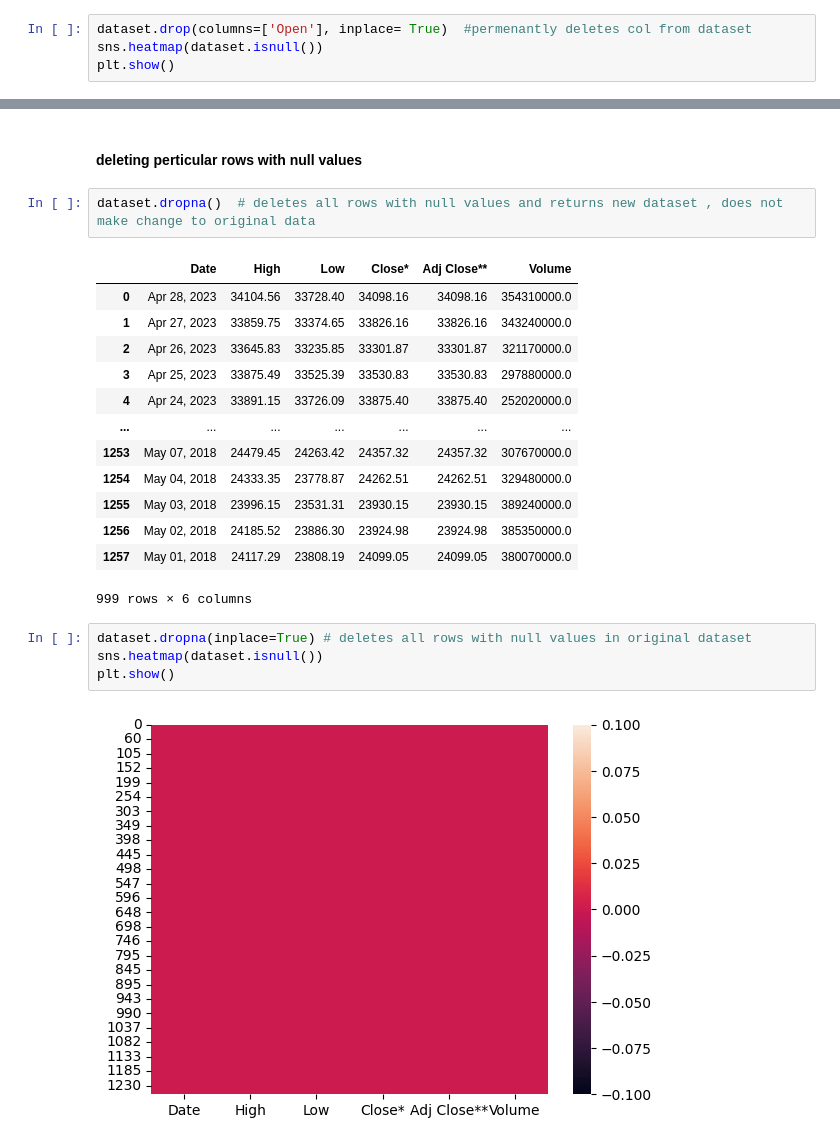
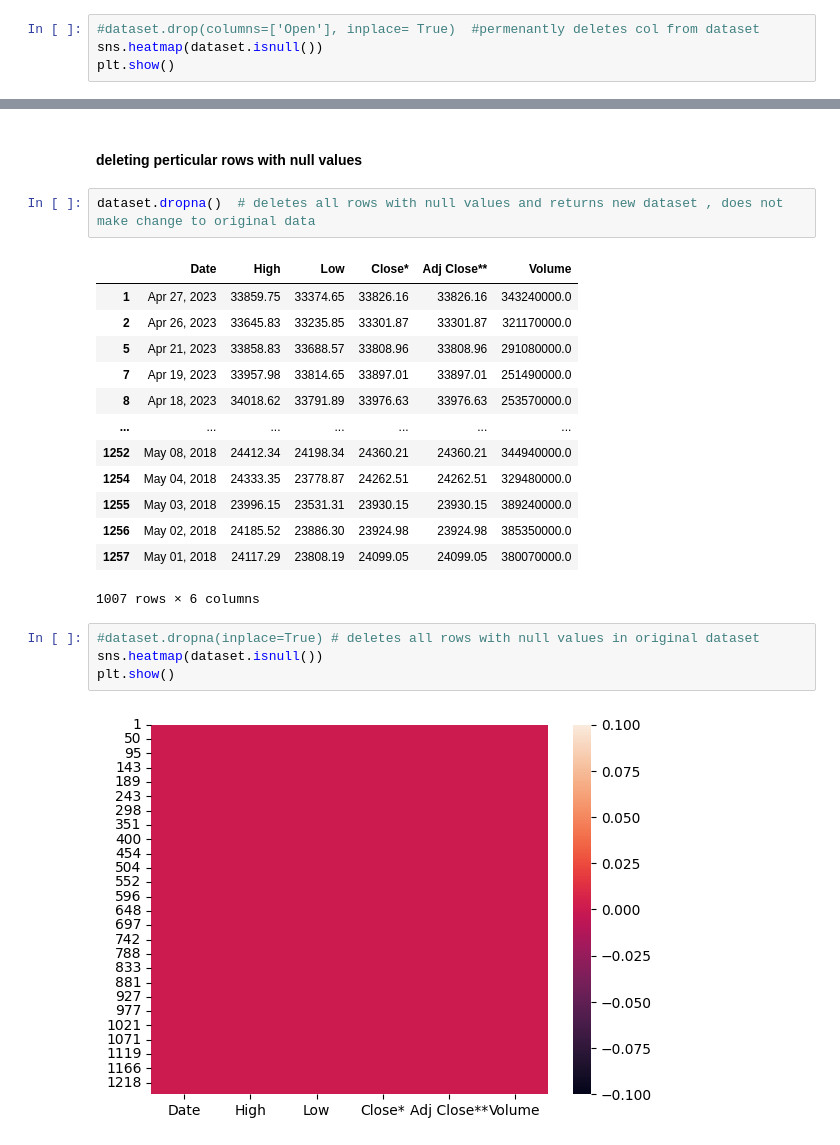
Before and after one commit to Ken-Kanike/ML, a Jupyter notebook: WsCubeTech/p2.ipynb, the cells around one changed output, grey strips where cells are left out. Cells and saved outputs as stored; diff of their text form.

```diff
--- a/WsCubeTech/p2.ipynb
+++ b/WsCubeTech/p2.ipynb
@@ -59,6 +59,6 @@ dataset.drop(columns=['Open']) # deletes column and returns new dataset , does n
 | 1257 | May 01, 2018 | 24117.29 | 23808.19 | 24099.05 | 24099.05 | 380070000.0 |
 1258 rows × 6 columns
 # %%
-dataset.drop(columns=['Open'], inplace= True)  #permenantly deletes col from dataset
+#dataset.drop(columns=['Open'], inplace= True)  #permenantly deletes col from dataset
 sns.heatmap(dataset.isnull())
 plt.show()
@@ -68,21 +70,21 @@ plt.show()
 dataset.dropna()  # deletes all rows with null values and returns new dataset , does not make change to original data
 # %% [output]
 |  | Date | High | Low | Close* | Adj Close** | Volume |
-| 0 | Apr 28, 2023 | 34104.56 | 33728.40 | 34098.16 | 34098.16 | 354310000.0 |
 | 1 | Apr 27, 2023 | 33859.75 | 33374.65 | 33826.16 | 33826.16 | 343240000.0 |
 | 2 | Apr 26, 2023 | 33645.83 | 33235.85 | 33301.87 | 33301.87 | 321170000.0 |
-| 3 | Apr 25, 2023 | 33875.49 | 33525.39 | 33530.83 | 33530.83 | 297880000.0 |
-| 4 | Apr 24, 2023 | 33891.15 | 33726.09 | 33875.40 | 33875.40 | 252020000.0 |
+| 5 | Apr 21, 2023 | 33858.83 | 33688.57 | 33808.96 | 33808.96 | 291080000.0 |
+| 7 | Apr 19, 2023 | 33957.98 | 33814.65 | 33897.01 | 33897.01 | 251490000.0 |
+| 8 | Apr 18, 2023 | 34018.62 | 33791.89 | 33976.63 | 33976.63 | 253570000.0 |
 | ... | ... | ... | ... | ... | ... | ... |
-| 1253 | May 07, 2018 | 24479.45 | 24263.42 | 24357.32 | 24357.32 | 307670000.0 |
+| 1252 | May 08, 2018 | 24412.34 | 24198.34 | 24360.21 | 24360.21 | 344940000.0 |
 | 1254 | May 04, 2018 | 24333.35 | 23778.87 | 24262.51 | 24262.51 | 329480000.0 |
 | 1255 | May 03, 2018 | 23996.15 | 23531.31 | 23930.15 | 23930.15 | 389240000.0 |
 | 1256 | May 02, 2018 | 24185.52 | 23886.30 | 23924.98 | 23924.98 | 385350000.0 |
 | 1257 | May 01, 2018 | 24117.29 | 23808.19 | 24099.05 | 24099.05 | 380070000.0 |
-999 rows × 6 columns
+1007 rows × 6 columns
 # %%
-dataset.dropna(inplace=True) # deletes all rows with null values in original dataset
+#dataset.dropna(inplace=True) # deletes all rows with null values in original dataset
 sns.heatmap(dataset.isnull())
 plt.show()
 # %% [output]
-[figure, old version]
+[figure, new version]
```
Also changed, not shown: parts of 5 cells of this notebook, 2 other files.
